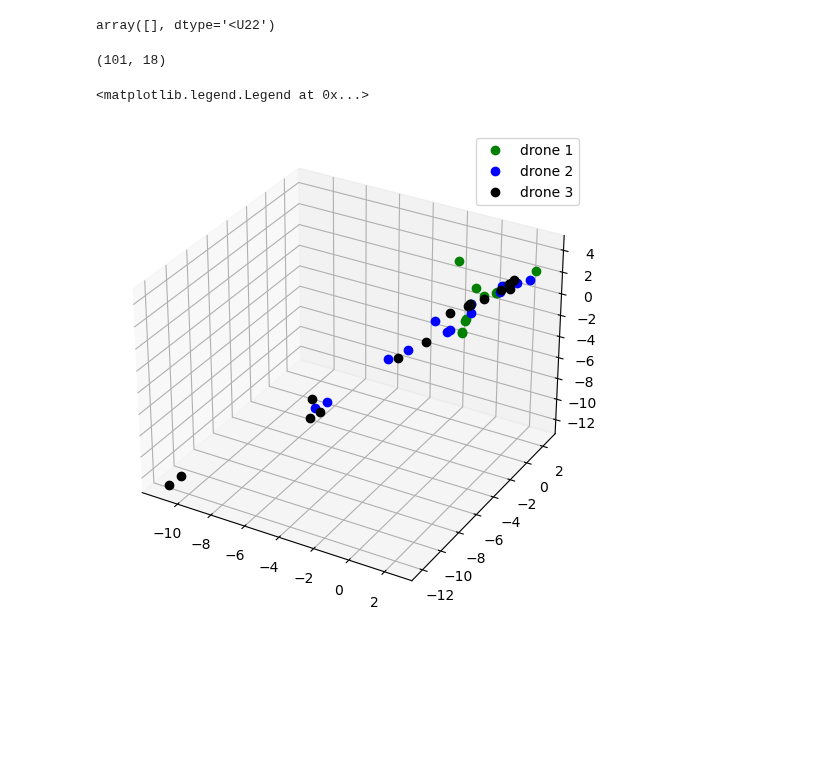
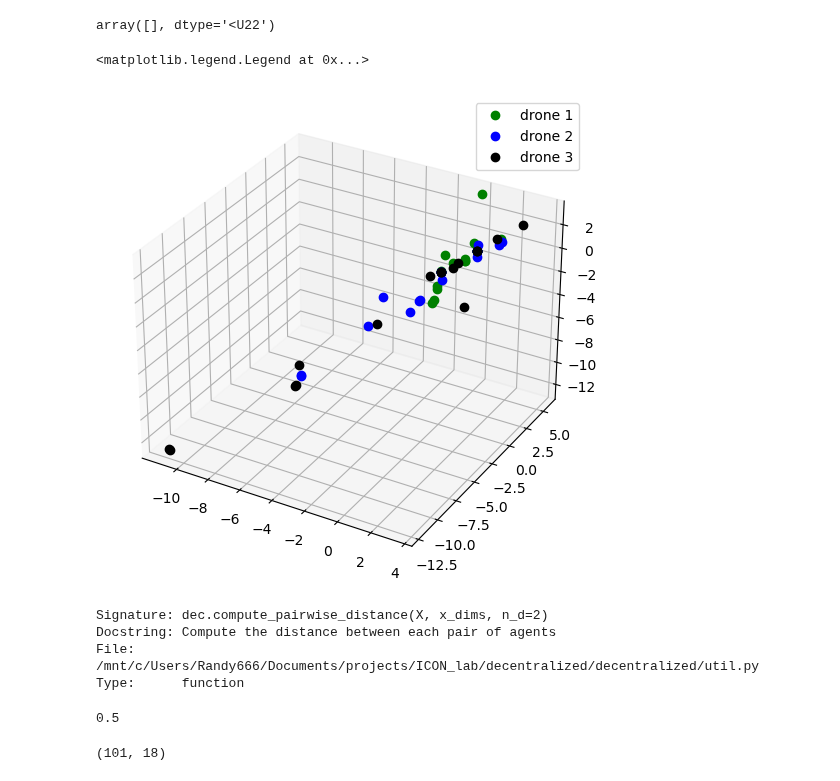
Before and after one commit to labicon/dp-ilqr, a Jupyter notebook: run/do_mpc/test_centralized.ipynb, the cells around one changed output. Cells and saved outputs as stored; diff of their text form; code cells hidden in the pictures; blank space fills up the shorter version.

```diff
--- a/run/do_mpc/test_centralized.ipynb
+++ b/run/do_mpc/test_centralized.ipynb
@@ -131,24 +131,20 @@ data_baseline = np.load('drone_sim_data.npy')
 dataSet = data_baseline
 # print(dataSet)
 dataSet = np.array(dataSet)
-# %%
-dataSet.shape
-# %% [output]
-(101, 18)
 # %%
 import matplotlib.pyplot as plt
 import matplotlib.animation as animation
 from mpl_toolkits.mplot3d import Axes3D
-numDataPoints = 50
+
 
 # GET SOME MATPLOTLIB OBJECTS
 fig = plt.figure()
 ax = Axes3D(fig,auto_add_to_figure=False)
 fig.add_axes(ax)
 ax.plot(dataSet[:][0], dataSet[:][1], dataSet[:][2], 'go',label='drone 1')
 ax.plot(dataSet[:][6], dataSet[:][7], dataSet[:][8], 'bo',label='drone 2')
 ax.plot(dataSet[:][12], dataSet[:][13], dataSet[:][14], 'ko',label='drone 3')
 ax.legend()
 # %% [output]
 <matplotlib.legend.Legend at 0x...>
-[figure, old version]
+[figure, new version]
@@ -154,0 +153,15 @@ ax.legend()
+# %%
+dec.compute_pairwise_distance?
+# %% [output]
+Signature: dec.compute_pairwise_distance(X, x_dims, n_d=2)
+Docstring: Compute the distance between each pair of agents
+File:      /mnt/c/Users/Randy666/Documents/projects/ICON_lab/decentralized/decentralized/util.py
+Type:      function
+# %%
+radius
+# %% [output]
+0.5
+# %%
+dataSet.shape
+# %% [output]
+(101, 18)
```
Also changed, not shown: parts of 4 cells of this notebook, 2 other files.
